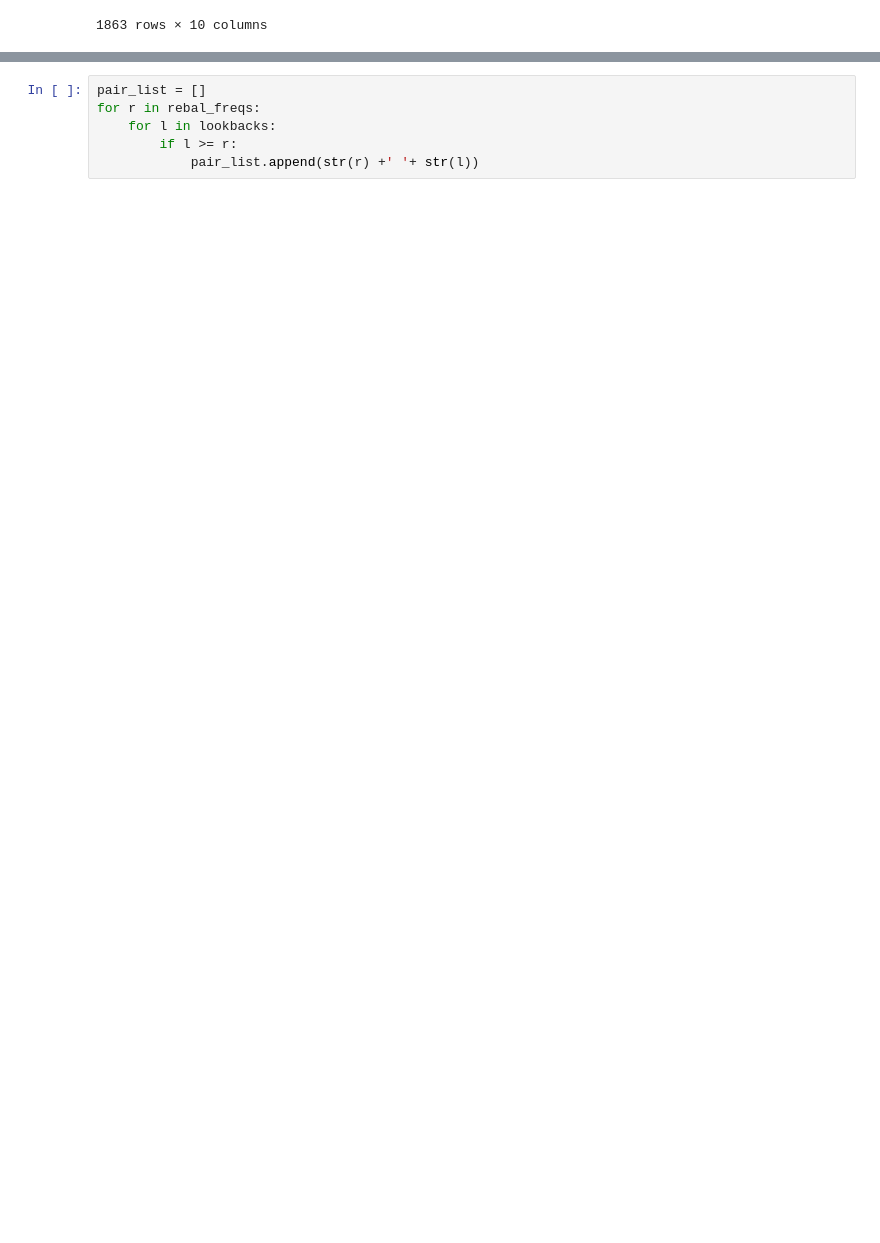
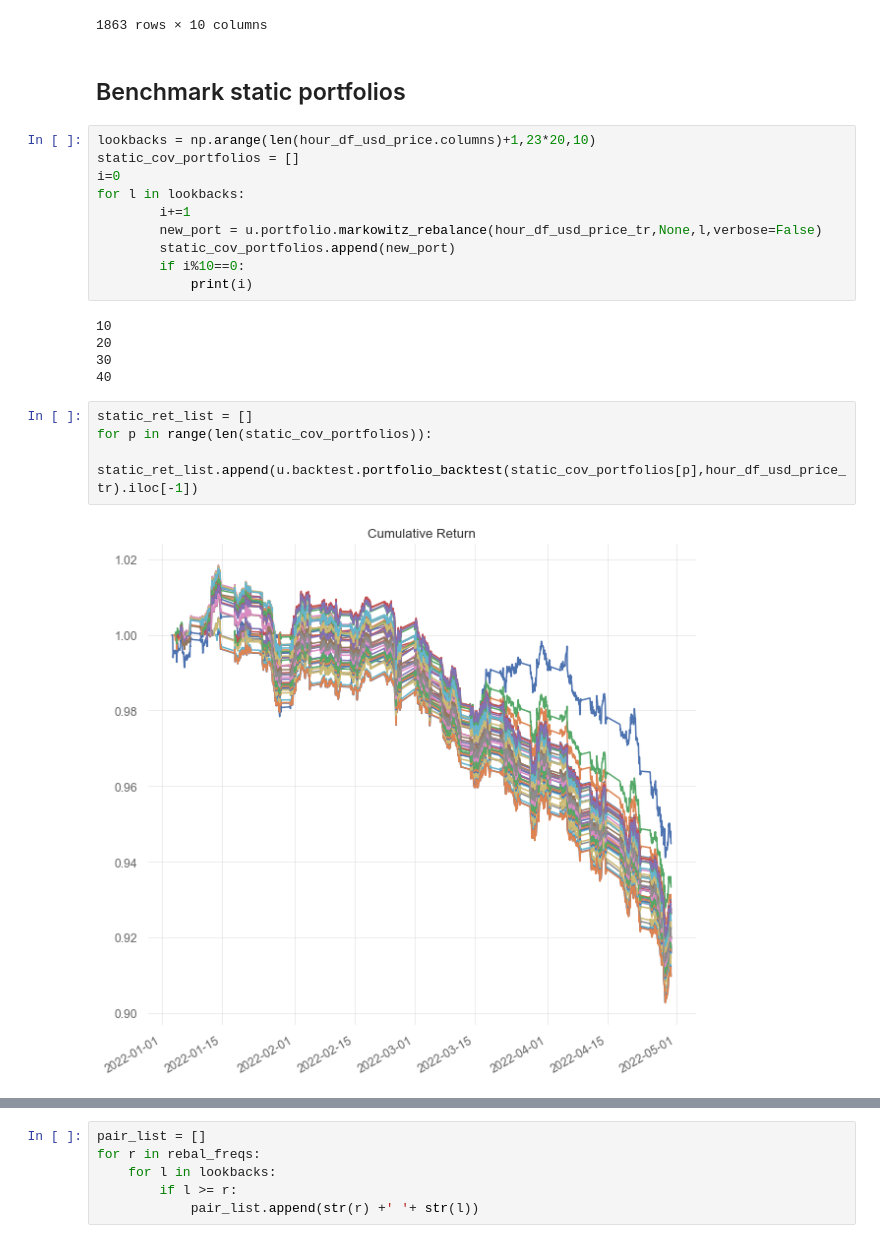
Before and after one commit to thEKurz/Reinforcment_Learning_FX, a Jupyter notebook: Data_Exploration.ipynb, the cells around one changed output, grey strips where cells are left out. Saved outputs shown, nothing was run; the diff lists cells and outputs as text; blank space fills up the shorter version.

```diff
--- a/Data_Exploration.ipynb
+++ b/Data_Exploration.ipynb
@@ -300,3 +272,26 @@ hour_df_usd_price_tr
 | 2022-04-29 19:00:00 | 1.054870 | 0.007706 | 0.778383 | 0.706465 | 1.257610 | 0.645510 | 0.049000 | ... |
 | 2022-04-29 20:00:00 | 1.054200 | 0.007700 | 0.778665 | 0.706350 | 1.257025 | 0.645425 | 0.048966 | ... |
 1863 rows × 10 columns
+# %% [markdown]
+## Benchmark static portfolios
+# %%
+lookbacks = np.arange(len(hour_df_usd_price.columns)+1,23*20,10)
+static_cov_portfolios = []
+i=0
+for l in lookbacks:
+        i+=1
+        new_port = u.portfolio.markowitz_rebalance(hour_df_usd_price_tr,None,l,verbose=False)
+        static_cov_portfolios.append(new_port)
+        if i%10==0:
+            print(i)
+# %% [output]
+10
+20
+30
+40
+# %%
+static_ret_list = []
+for p in range(len(static_cov_portfolios)):
+    static_ret_list.append(u.backtest.portfolio_backtest(static_cov_portfolios[p],hour_df_usd_price_tr).iloc[-1])
+# %% [output]
+[figure, added]
```
Also changed, not shown: parts of 28 cells of this notebook.
